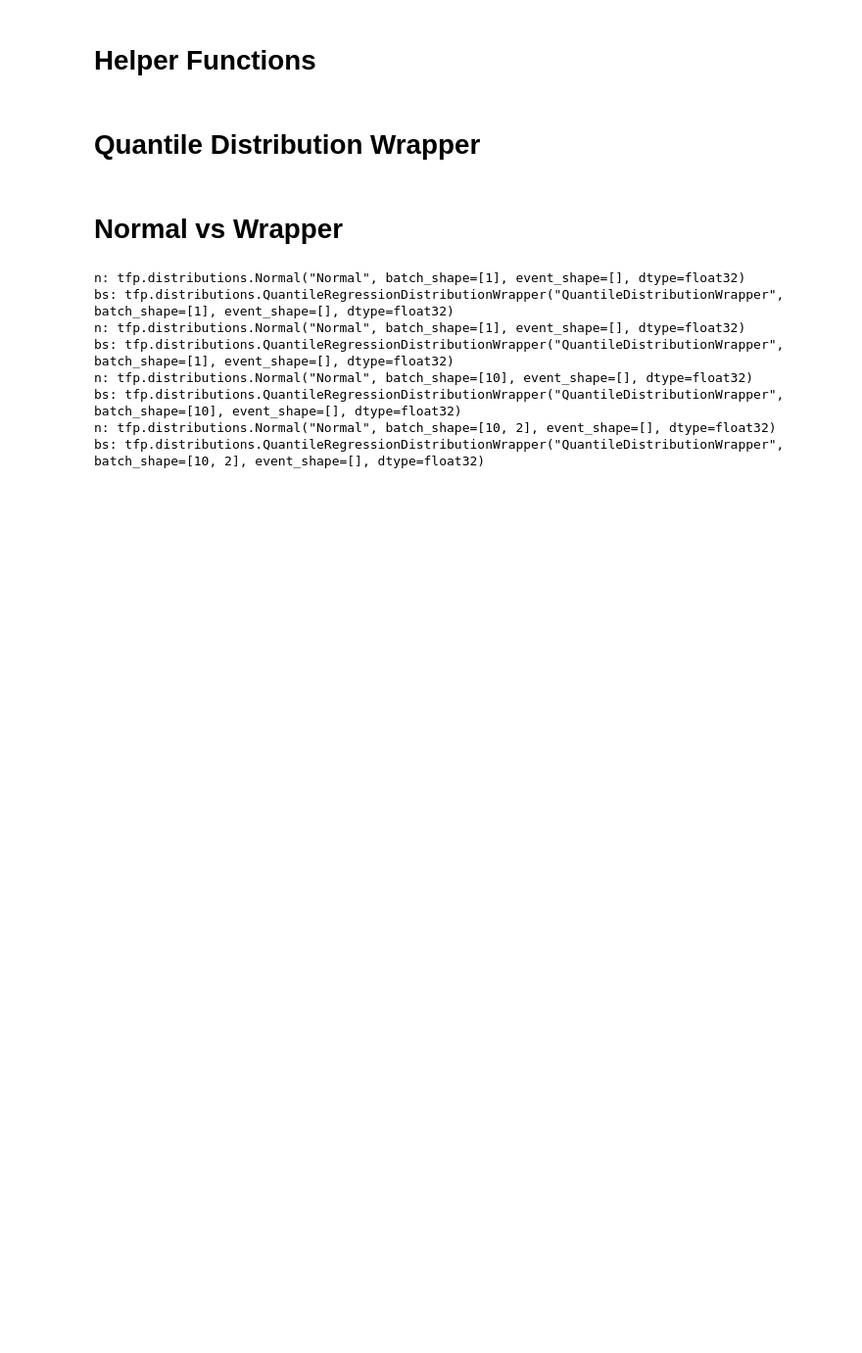
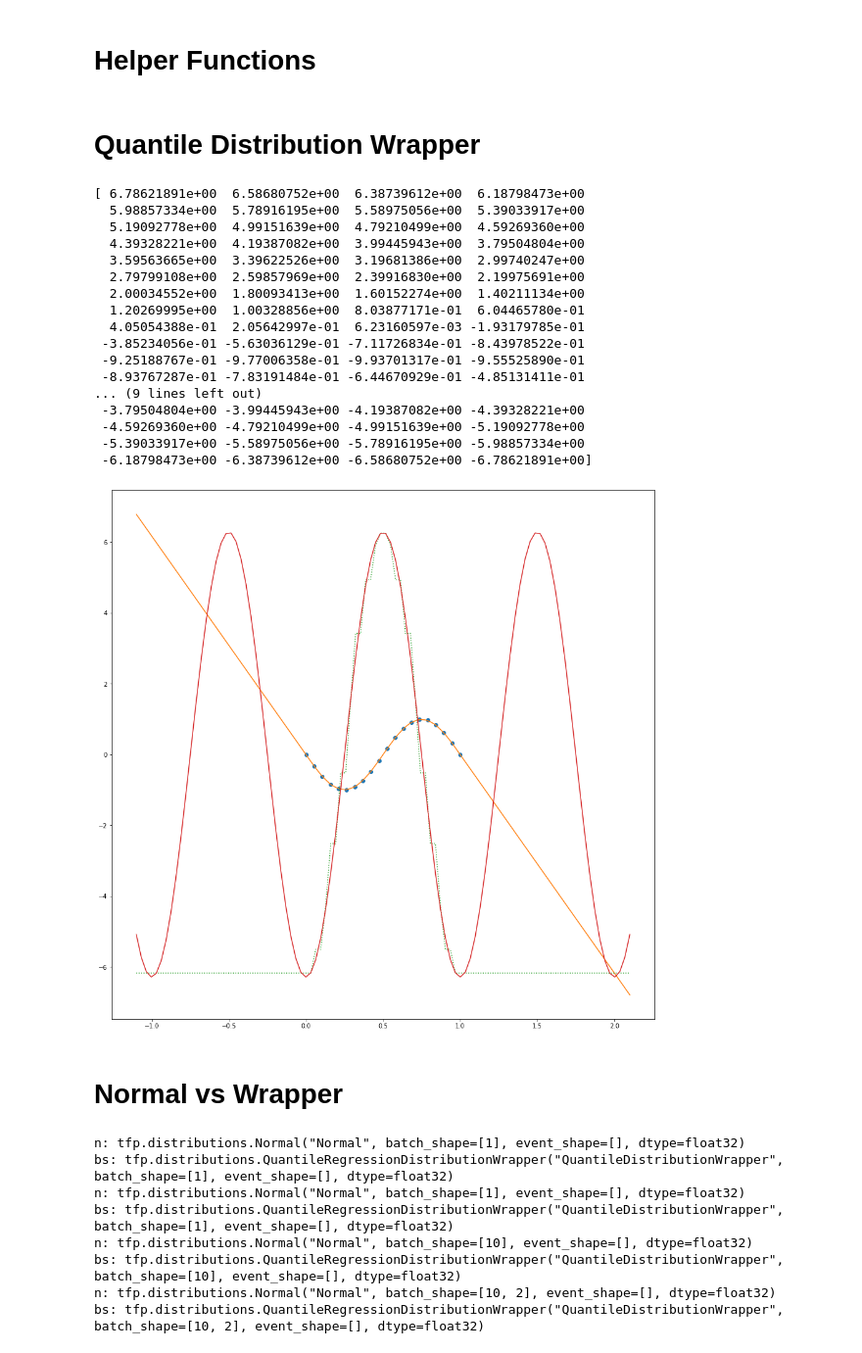
Before and after one commit to MArpogaus/Bernstein-Experiments, a Jupyter notebook: ipynb/QuantileDistributionWrapper_tests.ipynb, the cells around one changed output. Shown at 98% size. Drawn from its saved outputs; the diff is of its cells as text; code cells hidden in the pictures; blank space fills up the shorter version.

```diff
--- a/ipynb/QuantileDistributionWrapper_tests.ipynb
+++ b/ipynb/QuantileDistributionWrapper_tests.ipynb
@@ -212,3 +45,36 @@ class QuantileRegressionDistributionWrapper(tfd.Distribution):
+# %%
+from scipy import interpolate
+import scipy as sci
+x = np.linspace(0, 1, 20)
+y = np.sin(-x*2*np.pi)
+f = interpolate.interp1d(x, y, bounds_error=False, fill_value='extrapolate')
+
+h = 1e-10
+xnew = np.linspace(-1.1, 2.1, 100)
+ynew = f(xnew)   # use interpolation function returned by `interp1d`
+print(ynew)
+fig =plt.figure(figsize=(16,16))
+plt.plot(x, y, 'o', xnew, ynew, '-', xnew, (f(xnew + h) - f(xnew - h))/ (2*h), ':', xnew, -2*np.pi*np.cos(xnew*2*np.pi))
+plt.show()
+# %% [output]
+[ 6.78621891e+00  6.58680752e+00  6.38739612e+00  6.18798473e+00
+  5.98857334e+00  5.78916195e+00  5.58975056e+00  5.39033917e+00
+  5.19092778e+00  4.99151639e+00  4.79210499e+00  4.59269360e+00
+  4.39328221e+00  4.19387082e+00  3.99445943e+00  3.79504804e+00
+  3.59563665e+00  3.39622526e+00  3.19681386e+00  2.99740247e+00
+  2.79799108e+00  2.59857969e+00  2.39916830e+00  2.19975691e+00
+  2.00034552e+00  1.80093413e+00  1.60152274e+00  1.40211134e+00
+  1.20269995e+00  1.00328856e+00  8.03877171e-01  6.04465780e-01
+  4.05054388e-01  2.05642997e-01  6.23160597e-03 -1.93179785e-01
+ -3.85234056e-01 -5.63036129e-01 -7.11726834e-01 -8.43978522e-01
+ -9.25188767e-01 -9.77006358e-01 -9.93701317e-01 -9.55525890e-01
+ -8.93767287e-01 -7.83191484e-01 -6.44670929e-01 -4.85131411e-01
+... (9 lines left out)
+ -3.79504804e+00 -3.99445943e+00 -4.19387082e+00 -4.39328221e+00
+ -4.59269360e+00 -4.79210499e+00 -4.99151639e+00 -5.19092778e+00
+ -5.39033917e+00 -5.58975056e+00 -5.78916195e+00 -5.98857334e+00
+ -6.18798473e+00 -6.38739612e+00 -6.58680752e+00 -6.78621891e+00]
+[figure, added]
 # %% [markdown]
 # Normal vs Wrapper
 # %%
```
Also changed, not shown: parts of 1 cell of this notebook, 11 other files.
